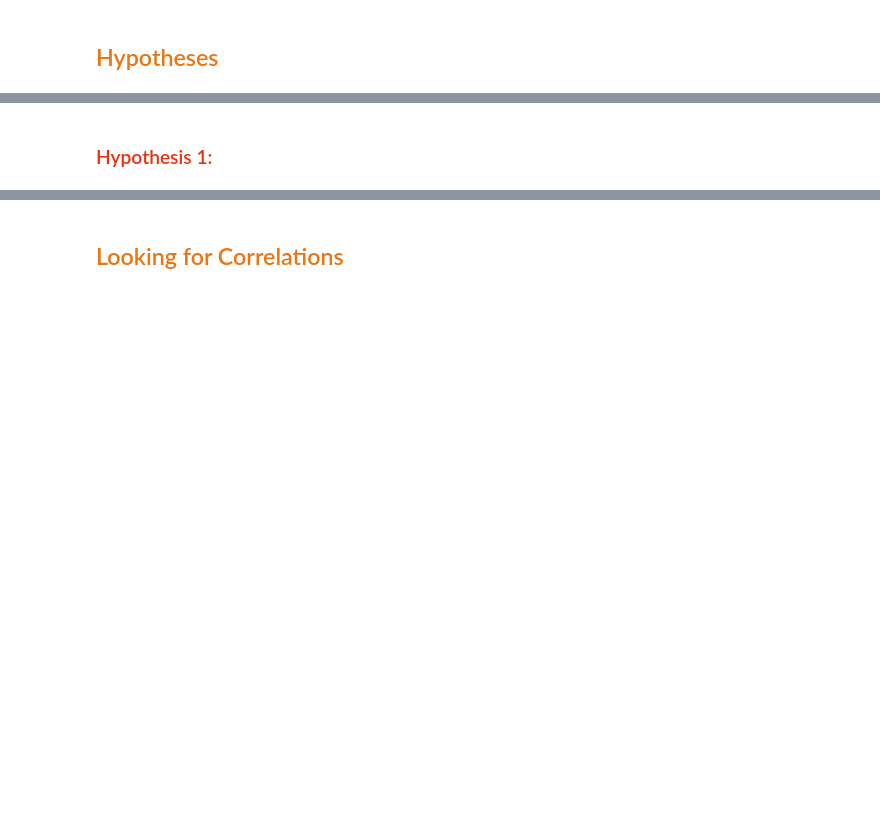
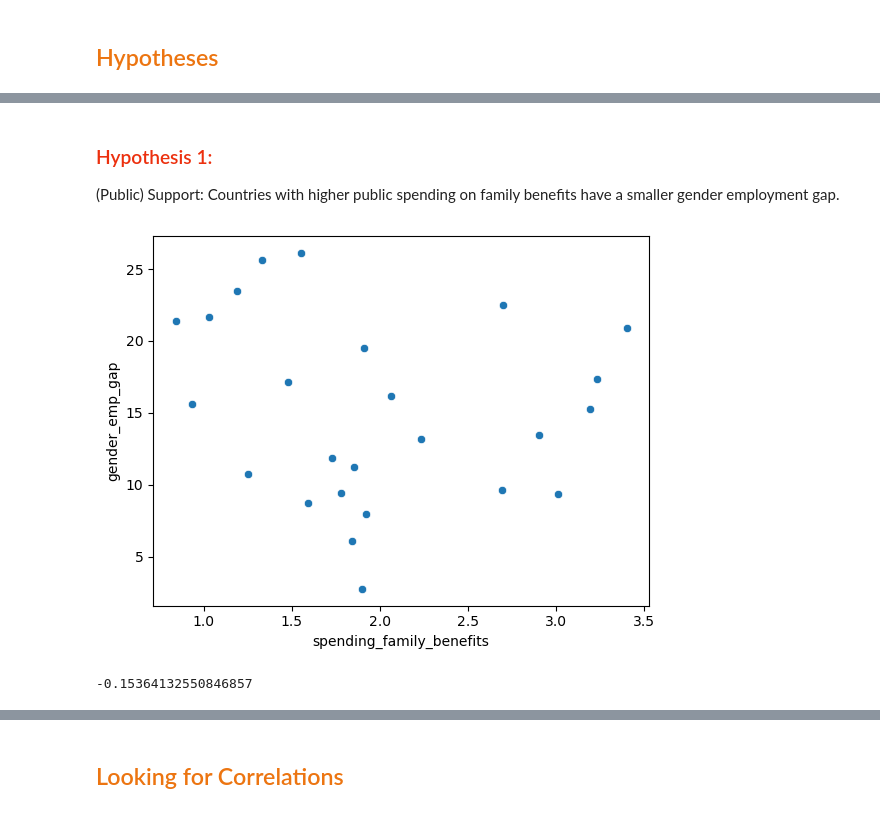
Before and after one commit to Paula0923/maternal-employment, a Jupyter notebook: EDA_maternal-employment.ipynb, the cells around one changed output, grey strips where cells are left out. Saved outputs shown, nothing was run; the diff lists cells and outputs as text; code cells hidden in the pictures; blank space fills up the shorter version.

```diff
--- a/EDA_maternal-employment.ipynb
+++ b/EDA_maternal-employment.ipynb
@@ -1129,12 +1308,10 @@ plt.show()
 </div>
 # %%
 eda_df = eu_df[['country', 'emp_mothers', 'spending_family_benefits',
-       'spending_education', 'fathers_full_paid_leave',
-       'mothers_full_paid_leave', 'gender_emp_gap', 'gender_pay_gap',
-       'emp_mothers_single', 'emp_mothers_partnered', 'emp_mothers_low_edu',
-       'emp_mothers_med_edu', 'emp_mothers_high_edu',
-       'emp_mothers_1_young_child', 'emp_mothers_2_young_child',
-       'emp_mothers_more_than_2_young_child', 'num_children', 'emp_mothers_pt',
-       'emp_men_pt', 'age_first_birth', 'manager_women']]
+                'fathers_full_paid_leave', 'gender_emp_gap',
+                'emp_mothers_partnered', 'emp_mothers_single',
+                'manager_women', 'emp_men_pt', 'gender_pay_gap',
+                "emp_mothers_low_edu", "emp_mothers_med_edu",
+                "emp_mothers_high_edu"]]
 eda_df.shape
 # %% [output]
@@ -1153,3 +1325,13 @@ Index(['country', 'emp_mothers', 'spending_family_benefits',
       dtype='object')
 # %% [markdown]
 ### <span style="color: #ec300e;">Hypothesis 1: </span>
+<p>(Public) Support: Countries with higher public spending on family benefits have a smaller gender employment gap.</p>
+# %%
+sns.scatterplot(data=eda_df, x='spending_family_benefits', y='gender_emp_gap')
+plt.show()
+# %% [output]
+[figure, added]
+# %%
+eda_df["spending_family_benefits"].corr(eda_df["gender_emp_gap"])
+# %% [output]
+-0.15364132550846857
```
Also changed, not shown: parts of 48 cells of this notebook, 1 other file.
